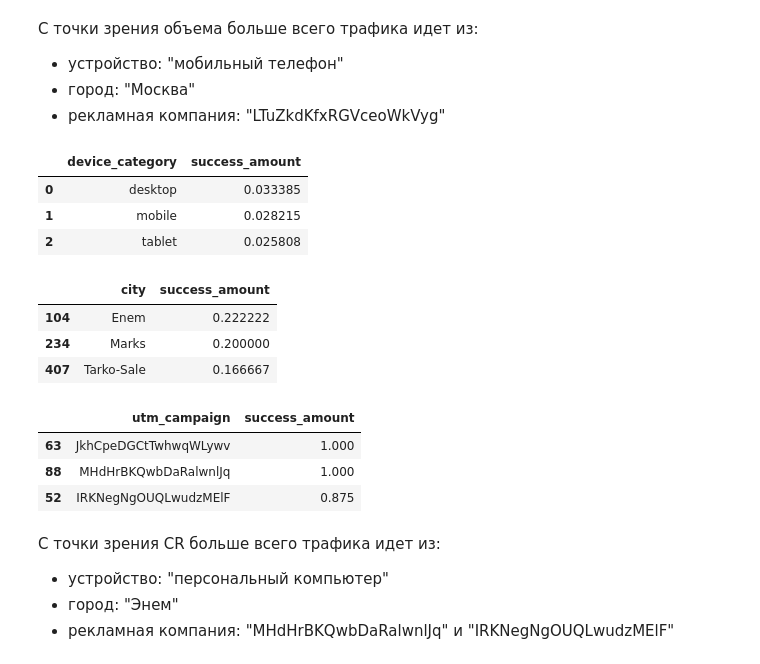
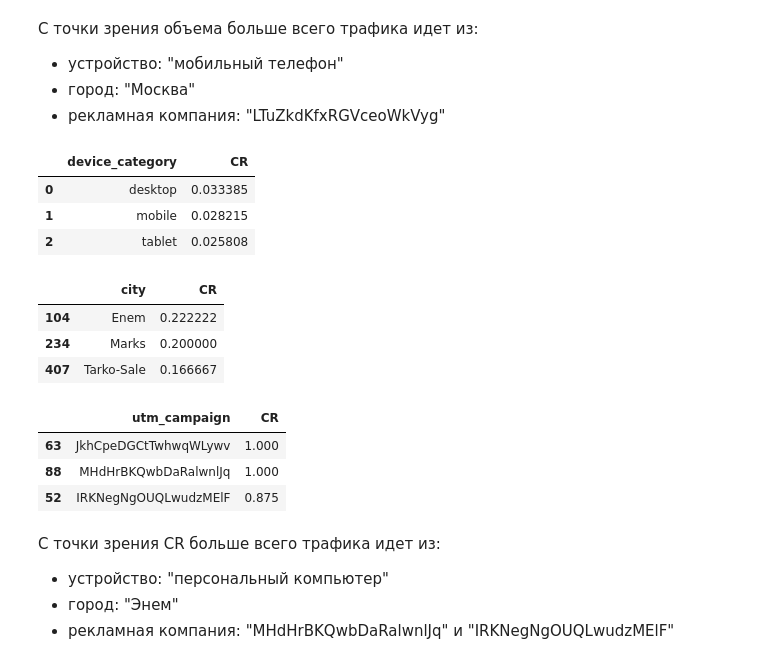
Before and after one commit to proger-n/SberAutopodpiska_analysis, a Jupyter notebook: JupyterNotebooks/final_project_1.ipynb, the cells around one changed output. Saved outputs shown, nothing was run; the diff lists cells and outputs as text; code cells hidden in the pictures.

```diff
--- a/JupyterNotebooks/final_project_1.ipynb
+++ b/JupyterNotebooks/final_project_1.ipynb
@@ -79,8 +79,8 @@ import matplotlib.pyplot as plt
 from scipy import stats
 sns.set()
 # %%
-# df_hits = pd.read_csv('https://drive.google.com/uc?export=download&confirm=no_antivirus&id=1aWTUBZoxDctNs-ldqEw-9dw0X2zR9upd')
-df_hits = pd.read_csv('../../ga_hits.csv')
+df_hits = pd.read_csv('https://drive.google.com/uc?export=download&confirm=no_antivirus&id=1aWTUBZoxDctNs-ldqEw-9dw0X2zR9upd')
+# df_hits = pd.read_csv('../../ga_hits.csv')
 df_hits.head()
 # %% [output]
 |  | session_id | hit_date | hit_time | hit_number | hit_type | hit_referer | hit_page_path | event_category | ... |
@@ -117,8 +117,8 @@ df_hits_usable = pd.pivot_table(df_hits_usable,
                aggfunc={"target": sum, "hit_page_path": 'first'}
                ).reset_index()
 # %%
-# df_sessions = pd.read_csv('https://drive.google.com/uc?export=download&confirm=no_antivirus&id=1GaQnAgzshXMl0WwKHI11e2dBjMjoTlfU')
-df_sessions = pd.read_csv('../../ga_sessions.csv')
+df_sessions = pd.read_csv('https://drive.google.com/uc?export=download&confirm=no_antivirus&id=1GaQnAgzshXMl0WwKHI11e2dBjMjoTlfU')
+# df_sessions = pd.read_csv('../../ga_sessions.csv')
 df_sessions.head()
 # %% [output]
 |  | session_id | client_id | visit_date | visit_time | visit_number | utm_source | utm_medium | utm_campaign | ... |
@@ -708,10 +673,10 @@ df_united_clean.groupby(['utm_campaign'], as_index=False) \
 # %%
 df_united_clean.groupby(['device_category'], as_index=False) \
                         .agg({'target': 'mean'}) \
                         .sort_values('target', ascending=False) \
-                        .rename(columns={'target': 'success_amount'}).head(3)
+                        .rename(columns={'target': 'CR'}).head(3)
 # %% [output]
-|  | device_category | success_amount |
+|  | device_category | CR |
 | 0 | desktop | 0.033385 |
 | 1 | mobile | 0.028215 |
 | 2 | tablet | 0.025808 |
@@ -719,9 +684,9 @@ df_united_clean.groupby(['device_category'], as_index=False) \
 df_united_clean.groupby(['city'], as_index=False) \
                         .agg({'target': 'mean'}) \
                         .sort_values('target', ascending=False) \
-                        .rename(columns={'target': 'success_amount'}).head(3)
+                        .rename(columns={'target': 'CR'}).head(3)
 # %% [output]
-|  | city | success_amount |
+|  | city | CR |
 | 104 | Enem | 0.222222 |
 | 234 | Marks | 0.200000 |
 | 407 | Tarko-Sale | 0.166667 |
@@ -729,9 +694,9 @@ df_united_clean.groupby(['city'], as_index=False) \
 df_united_clean.groupby(['utm_campaign'], as_index=False) \
                         .agg({'target': 'mean'}) \
                         .sort_values('target', ascending=False) \
-                        .rename(columns={'target': 'success_amount'}).head(3)
+                        .rename(columns={'target': 'CR'}).head(3)
 # %% [output]
-|  | utm_campaign | success_amount |
+|  | utm_campaign | CR |
 | 63 | JkhCpeDGCtTwhwqWLywv | 1.000 |
 | 88 | MHdHrBKQwbDaRalwnlJq | 1.000 |
 | 52 | IRKNegNgOUQLwudzMElF | 0.875 |
```
Also changed, not shown: parts of 17 cells of this notebook.
